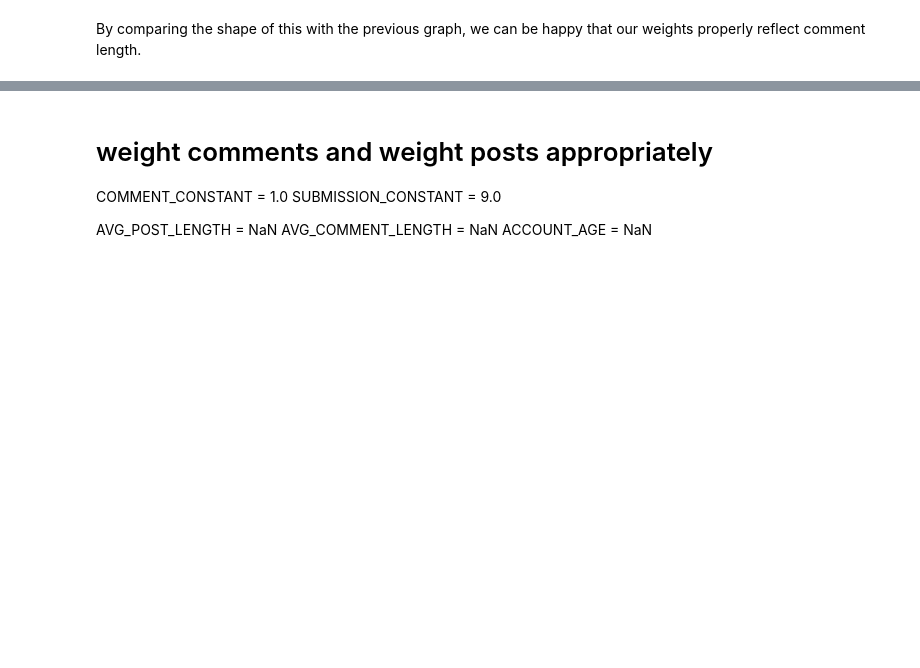
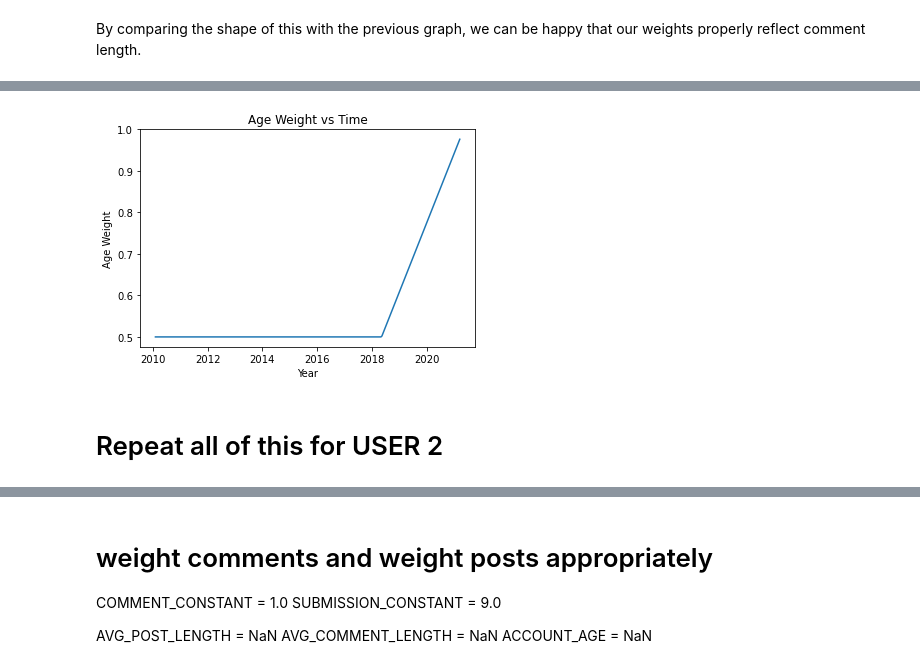
Before and after one commit to ariqbailey/ariqbailey.github.io, a Jupyter notebook: reddit-common-interests/Final_Project.ipynb, the cells around one changed output, grey strips where cells are left out. Saved outputs shown, nothing was run; the diff lists cells and outputs as text; code cells hidden in the pictures; blank space fills up the shorter version.

Commit message:
post weights

```diff
--- a/reddit-common-interests/Final_Project.ipynb
+++ b/reddit-common-interests/Final_Project.ipynb
@@ -157,0 +132,18 @@ one_post_df.head()
+# %%
+# weight comments by age
+# Assume interest decays by half in a period of 3 years
+INTEREST_HALF_LIFE = 94670778 # 3 years
+
+# create new column
+one_comment_df['age_weight'] = [None] * len(one_comment_df)
+
+# get current time
+current_time = time.time()
+
+for i, r in one_comment_df.iterrows():
+    time_diff = current_time - r['created_utc']
+
+    if time_diff > INTEREST_HALF_LIFE:
+        one_comment_df.at[i, 'age_weight'] = .5
+    else:
+        one_comment_df.at[i, 'age_weight'] = 1 - (time_diff / (INTEREST_HALF_LIFE * 2))
@@ -157,0 +159,10 @@ one_post_df.head()
+# %%
+plt.plot(one_comment_df['date'], one_comment_df['age_weight'])
+plt.title("Age Weight vs Time")
+plt.xlabel("Year")
+plt.ylabel("Age Weight")
+plt.show()
+# %% [output]
+[figure, added]
+# %% [markdown]
+# Repeat all of this for USER 2
```
Also changed, not shown: parts of 30 cells of this notebook.
